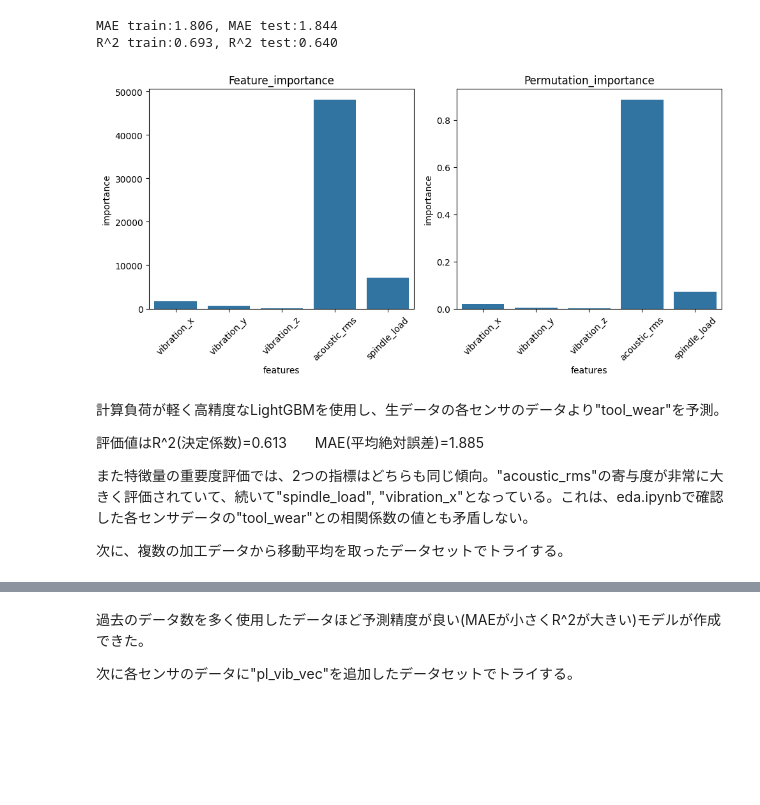
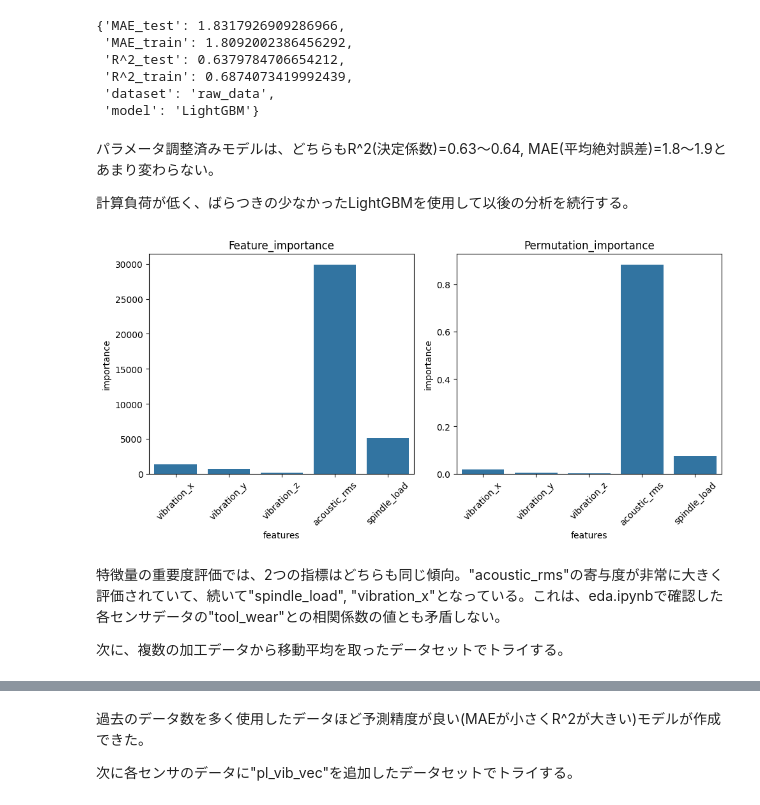
Before and after one commit to kenta-kawahata/manufacturing-data-analysis, a Jupyter notebook: notebooks/modeling.ipynb, the cells around one changed output, grey strips where cells are left out. Cells and saved outputs as stored; diff of their text form; code cells hidden in the pictures; blank space fills up the shorter version.

```diff
--- a/notebooks/modeling(LightGBM).ipynb
+++ b/notebooks/modeling.ipynb
@@ -29,10 +57,16 @@ LGBMRegressor(learning_rate=0.05, n_estimators=500, random_state=42)
 # %%
-#モデルを使用して予測
-train_predict = model.predict(X_train)
-test_predict = model.predict(X_test)
+#RandomForestのハイパーパラメータ調整
+from sklearn.model_selection import GridSearchCV
 
-#予測結果を評価
-from sklearn.metrics import r2_score,mean_absolute_error
-print("MAE train:%.3f, MAE test:%.3f"%(mean_absolute_error(y_train, train_predict), mean_absolute_error(y_test, test_predict)))
-print("R^2 train:%.3f, R^2 test:%.3f"%(r2_score(y_train, train_predict), r2_score(y_test, test_predict)))
+search_params = {
+    'n_estimators'      : [20, 50, 100, 300],
+    'random_state'      : [42],
+    'n_jobs'            : [-1],
+    'min_samples_split' : [5, 10, 25, 50, 100],
+    'max_depth'         : [5, 10, 25, 50, 100]
+}
+
+cv = GridSearchCV(RandomForestRegressor(),search_params,verbose=2)
+
+cv.fit(X_train, y_train)
 # %% [output]
@@ -182,47 +266,59 @@ MAE_train  =mean_absolute_error(y_train, train_predict)
 MAE_test  =mean_absolute_error(y_test, test_predict)
 R2_train = r2_score(y_train, train_predict)
 R2_test = r2_score(y_test, test_predict)
+result = {
+    "model":"LightGBM",
+    "dataset":"raw_data",
+    "MAE_train":mean_absolute_error(y_train, train_predict),
+    "MAE_test":mean_absolute_error(y_test, test_predict),
+    "R^2_train":r2_score(y_train, train_predict),
+    "R^2_test":r2_score(y_test, test_predict)
+}
 
-print("MAE train:%.3f, MAE test:%.3f"%(MAE_train, MAE_test))
-print("R^2 train:%.3f, R^2 test:%.3f"%(R2_train, R2_test))
+pprint(result)
+result_list.append(result)
 # %% [output]
-MAE train:1.806, MAE test:1.844
-R^2 train:0.693, R^2 test:0.640
+{'MAE_test': 1.8317926909286966,
+ 'MAE_train': 1.8092002386456292,
+ 'R^2_test': 0.6379784706654212,
+ 'R^2_train': 0.6874073419992439,
+ 'dataset': 'raw_data',
+ 'model': 'LightGBM'}
+# %% [markdown]
+パラメータ調整済みモデルは、どちらもR^2(決定係数)=0.63〜0.64, MAE(平均絶対誤差)=1.8〜1.9とあまり変わらない。
+
+計算負荷が低く、ばらつきの少なかったLightGBMを使用して以後の分析を続行する。
 # %%
 #各特徴量のモデル作成時の寄与を評価
 feature_importance=pd.DataFrame(zip(X.columns, adjusted_model.feature_importance(importance_type='gain')), columns=['features', 'importance'])
 
 #各特徴量のモデルの予測精度への寄与を評価
 from sklearn.inspection import permutation_importance
 regressor_model = lgb.LGBMRegressor()
 regressor_model._Booster = adjusted_model
 regressor_model._n_features = X_test.shape[1]
 regressor_model.fitted_ = True
-result = permutation_importance(regressor_model, X_test, y_test, n_repeats=10, random_state=42)
-purmutation_importance=pd.DataFrame(zip(X.columns, result['importances'].mean(axis=1)), columns=['features', 'importance'])
+results = permutation_importance(regressor_model, X_test, y_test, n_repeats=10, random_state=42)
+purmutation_importance=pd.DataFrame(zip(X.columns, results['importances'].mean(axis=1)), columns=['features', 'importance'])
 
 #特徴量の重要性を表示
 plt.figure(figsize=(10,5))
 
 plt.subplot(1,2,1)
 sns.barplot(feature_importance, x='features', y='importance', errorbar=None)
 plt.xticks(rotation=45)
 plt.title('Feature_importance')
 plt.tight_layout()
 
 plt.subplot(1,2,2)
 sns.barplot(purmutation_importance, x='features', y='importance', errorbar=None)
 plt.xticks(rotation=45)
 plt.title('Permutation_importance')
 plt.tight_layout()
 # %% [output]
-[figure, old version]
+[figure, new version]
 # %% [markdown]
-計算負荷が軽く高精度なLightGBMを使用し、生データの各センサのデータより"tool_wear"を予測。
-
-評価値はR^2(決定係数)=0.613　　MAE(平均絶対誤差)=1.885
-
-また特徴量の重要度評価では、2つの指標はどちらも同じ傾向。"acoustic_rms"の寄与度が非常に大きく評価されていて、続いて"spindle_load", "vibration_x"となっている。これは、eda.ipynbで確認した各センサデータの"tool_wear"との相関係数の値とも矛盾しない。
+特徴量の重要度評価では、2つの指標はどちらも同じ傾向。"acoustic_rms"の寄与度が非常に大きく評価されていて、続いて"spindle_load", "vibration_x"となっている。これは、eda.ipynbで確認した各センサデータの"tool_wear"との相関係数の値とも矛盾しない。
 
 次に、複数の加工データから移動平均を取ったデータセットでトライする。
 # %%
```
Also changed, not shown: parts of 30 cells of this notebook, 9 other files.
